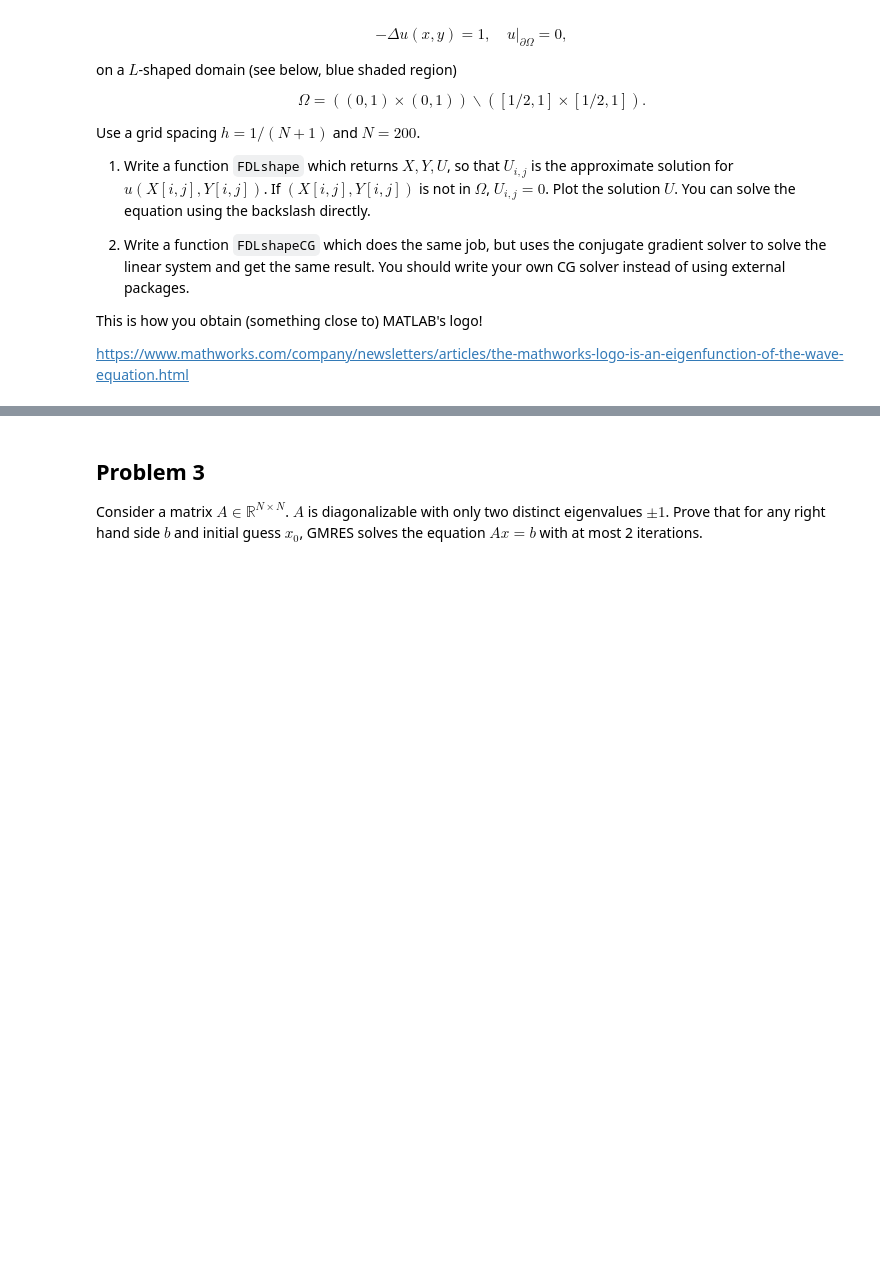
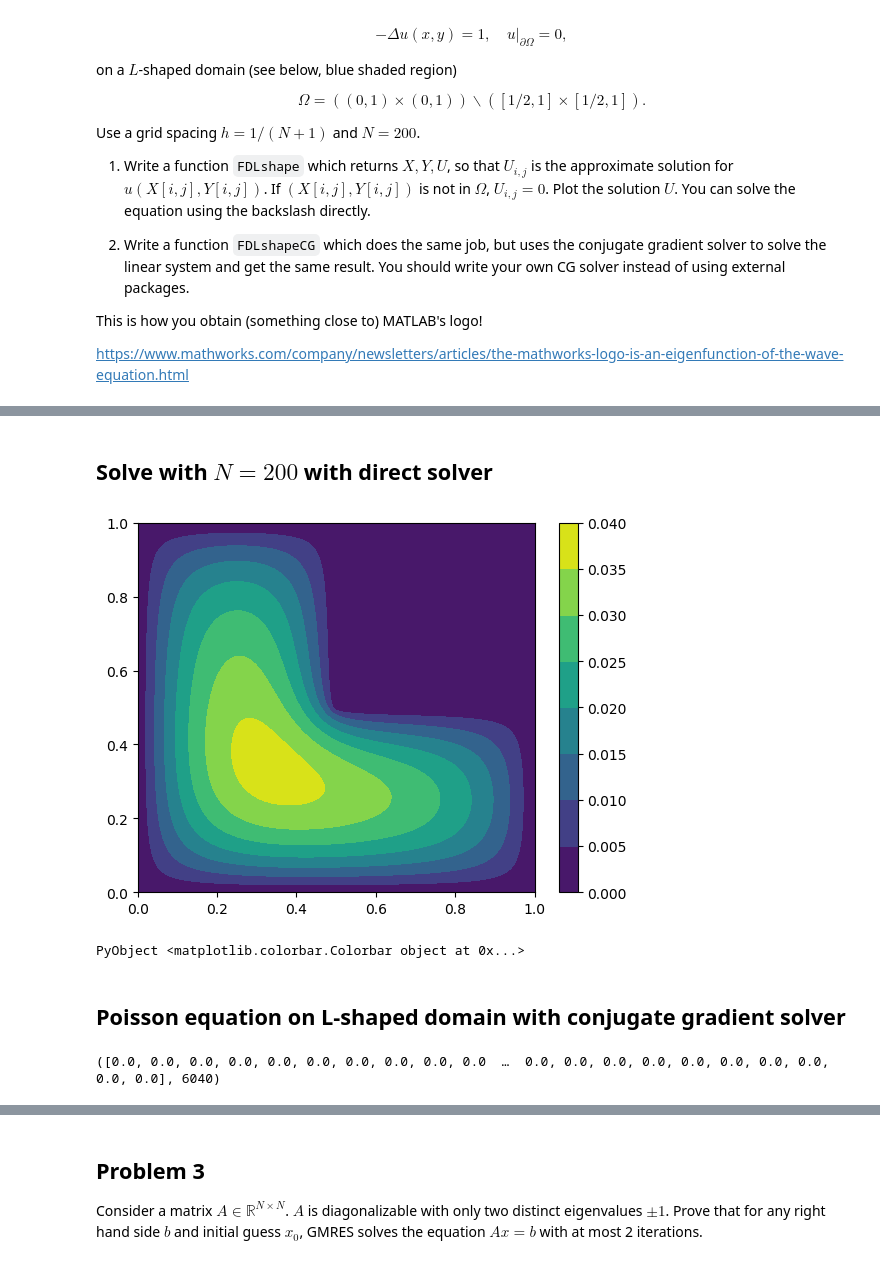
Before and after one commit to ArjunNarayanan/MATH228-HW6, a Jupyter notebook: HW6.ipynb, the cells around one changed output, grey strips where cells are left out. Saved outputs shown, nothing was run; the diff lists cells and outputs as text; code cells hidden in the pictures; blank space fills up the shorter version.

```diff
--- a/HW6.ipynb
+++ b/HW6.ipynb
@@ -222,31 +213,0 @@ zlabel(L"z")
-# %%
-# Conjugate gradient solver
-
-function CG(A,b,x0,tol=1e-5,maxit=1000)
-
-    return x
-end
-
-
-function FDLShapeCG(L,N)
-
-    return X,Y,U
-end
-
-X,Y,UCG = FDLShapeCG(1.0,200)
-h=figure(1,figsize=(5,5))
-ax = h.add_subplot(111, projection="3d")
-surf(X,Y,UCG,edgecolors="none",cmap=ColorMap("jet"),shade="true")
-ax.view_init(elev=30.0,azim=120.0)
-xlabel(L"x")
-ylabel(L"y")
-zlabel(L"z")
-
-
-h=figure(2,figsize=(5,5))
-ax = h.add_subplot(111, projection="3d")
-surf(X,Y,U-UCG,edgecolors="none",cmap=ColorMap("jet"),shade="true")
-ax.view_init(elev=30.0,azim=120.0)
-xlabel(L"x")
-ylabel(L"y")
-zlabel(L"z")
@@ -252,0 +319,47 @@ zlabel(L"z")
+# %% [markdown]
+## Solve with $N = 200$ with direct solver
+# %%
+number_of_nodes = 201
+dx = 1.0/(number_of_nodes-1)
+A = poissonOperator(number_of_nodes, dx)
+rhs = poissonRHS(number_of_nodes, dx)
+U = A\rhs
+plot_solution(U, number_of_nodes)
+# %% [output]
+[figure, added]
+PyObject <matplotlib.colorbar.Colorbar object at 0x...>
+# %% [markdown]
+## Poisson equation on L-shaped domain with conjugate gradient solver
+# %%
+function solveEfficientCG(A::SparseMatrixCSC, rhs::AbstractArray; tol = 1e-8)
+    ndofs = length(rhs)
+    solution = copy(rhs)
+    residual = rhs - A*solution
+    update_direction = copy(residual)
+    count = 0
+    while norm(residual) > tol && count <= ndofs
+
+        Ap0 = A*update_direction
+        p0Ap0 = update_direction'*Ap0
+
+        alpha = update_direction'*residual/(p0Ap0)
+        solution += alpha*update_direction
+
+        residual -= alpha*Ap0
+        beta = residual'*Ap0/p0Ap0
+
+        update_direction *= beta
+        update_direction += residual
+
+        count += 1
+    end
+    if count == ndofs
+        error("CG failed to converge in $ndofs iterations")
+    end
+    return solution, count
+end
+
+
+UCG, count_effCG = solveEfficientCG(A, rhs)
+# %% [output]
+([0.0, 0.0, 0.0, 0.0, 0.0, 0.0, 0.0, 0.0, 0.0, 0.0  …  0.0, 0.0, 0.0, 0.0, 0.0, 0.0, 0.0, 0.0, 0.0, 0.0], 6040)
```
Also changed, not shown: parts of 9 cells of this notebook.
